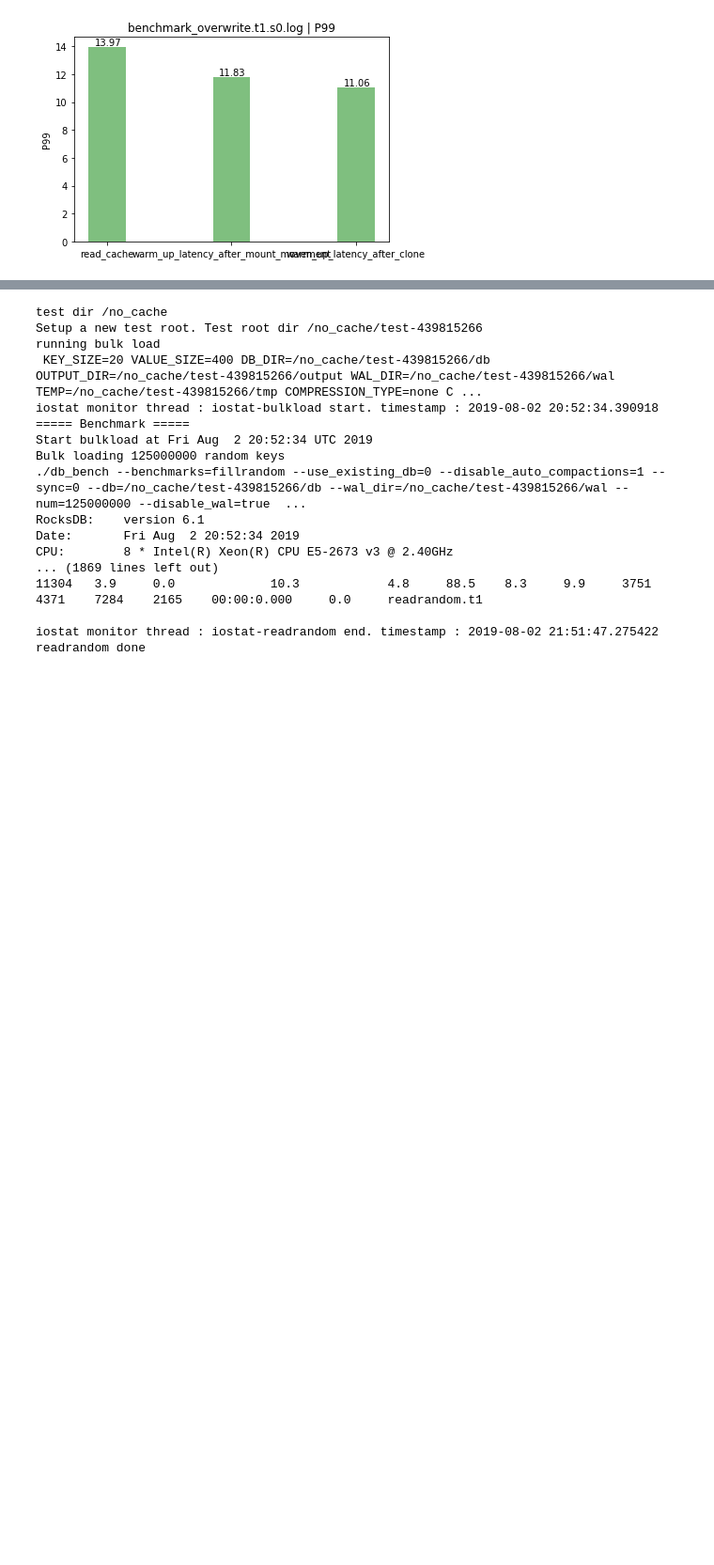
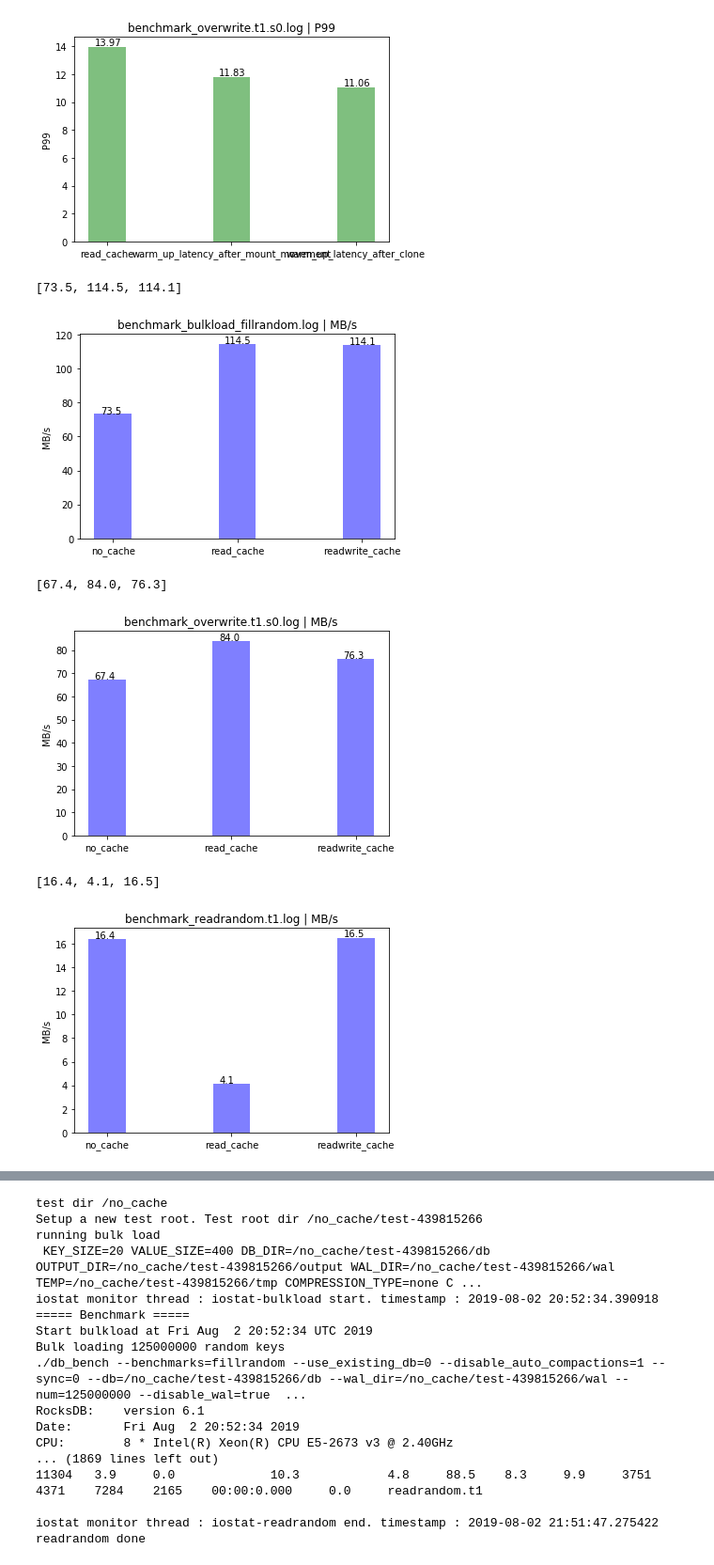
Before and after one commit to xiefan46/samza-azure-storage, a Jupyter notebook: milestone2/python/rocksdb_benchmark.ipynb, the cells around one changed output, grey strips where cells are left out. Shown at 94% size. Drawn from its saved outputs; the diff is of its cells as text; code cells hidden in the pictures; blank space fills up the shorter version.

```diff
--- a/milestone2/python/rocksdb_benchmark.ipynb
+++ b/milestone2/python/rocksdb_benchmark.ipynb
@@ -99,6 +137,31 @@ plot_benchmark(root_dir, disk_names2, log_file_names2, [LOG_RES_P99], 'g')
 # %% [output]
 [13.97, 11.83, 11.06]
 [figure]
+# %%
+root_dir="/home/fxie/samza-azure-storage/milestone2/results/rocks_db_benchmark_results5_wbs_512"
+plot_benchmark(root_dir, ["no_cache", "read_cache", "readwrite_cache"], log_file_names, [LOG_RES_THROUGHPUT], 'b')
+
+#bulkload
+#[73.5, 114.5, 114.1]
+#113.1, 112.3, 66.8
+
+
+
+#overwrite
+#[ 48.9, 48.5, 29.0]
+#[67.4, 84.0, 76.3]
+
+
+#random read
+#[3.9, 16.7, 15.7]
+#[16.4, 4.1, 16.5]
+# %% [output]
+[73.5, 114.5, 114.1]
+[figure, added]
+[67.4, 84.0, 76.3]
+[figure, added]
+[16.4, 4.1, 16.5]
+[figure, added]
 # %%
 #for test_dir in ["/read_cache2", "/readwrite_cache", "/read_cache"]:
     #test_data_disk_bulk_and_overwrite_with_compression(test_dir)
```
Also changed, not shown: parts of 9 cells of this notebook, 1 other file.
